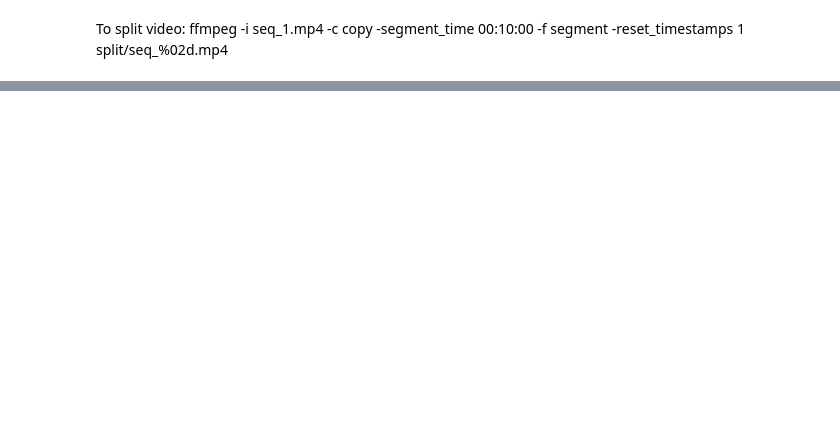
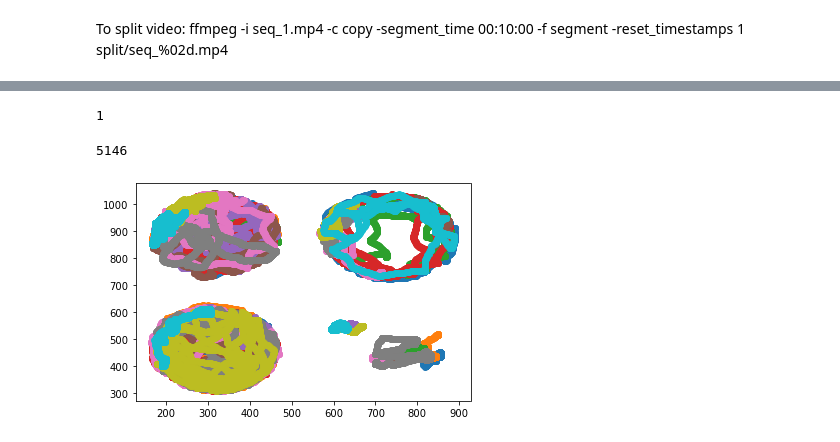
Before and after one commit to nicolaseberle/flyTracker, a Jupyter notebook: dev/multivideo/local_threshold.ipynb, the cells around one changed output, grey strips where cells are left out. Drawn from its saved outputs; the diff is of its cells as text; code cells hidden in the pictures; blank space fills up the shorter version.

```diff
--- a/dev/multivideo/local_threshold.ipynb
+++ b/dev/multivideo/local_threshold.ipynb
@@ -15,4 +21,2 @@ ffmpeg -i seq_1.mp4 -c copy  -segment_time 00:10:00 -f segment -reset_timestamps
 # %%
-# Location of movie
-movie_path = "../../data/experiments/bruno/videos/split/seq_01.mp4"
 image = load_frame(movie_path, frame=100, color=False)
@@ -87,7 +48,6 @@ df = run(
     mask,
     n_arenas=4,
     gpu=True,
-    parallel=False,
     n_ini=100,
     threshold=local_threshold,
 )
@@ -113,0 +75,16 @@ Wall time: 1min 6s
+# %%
+len(df)
+# %% [output]
+1
+# %%
+df_baseline = df[0]
+# %%
+df_baseline.frame.unique().size
+# %% [output]
+5146
+# %%
+min_frame = 0
+for ID in df_baseline.ID.unique():
+    plt.plot(df_baseline.query(f"ID=={ID} and frame > {min_frame}")["x"], df_baseline.query(f"ID=={ID} and frame > {min_frame}")["y"], 'o')
+# %% [output]
+[figure, added]
```
Also changed, not shown: parts of 27 cells of this notebook, 2 other files.
